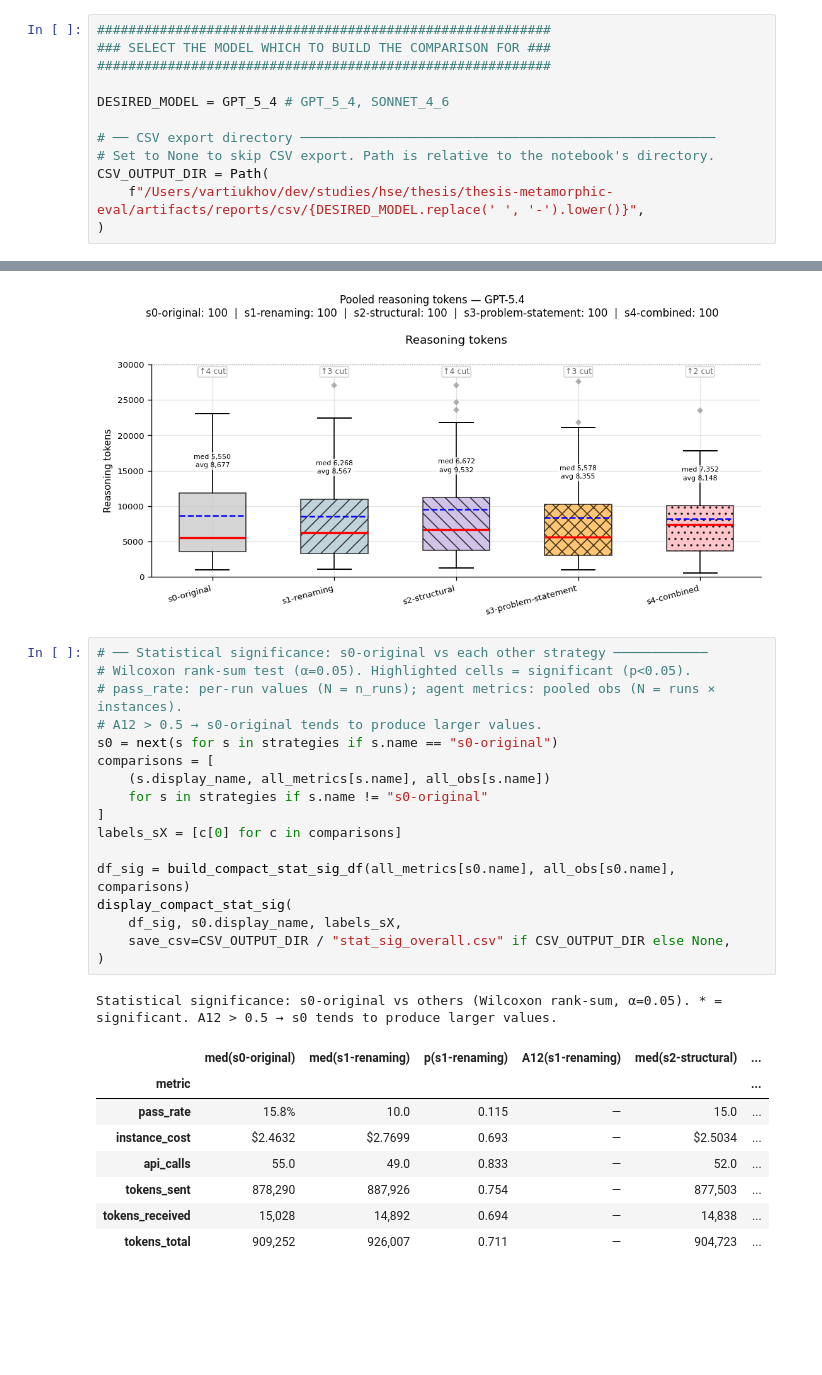
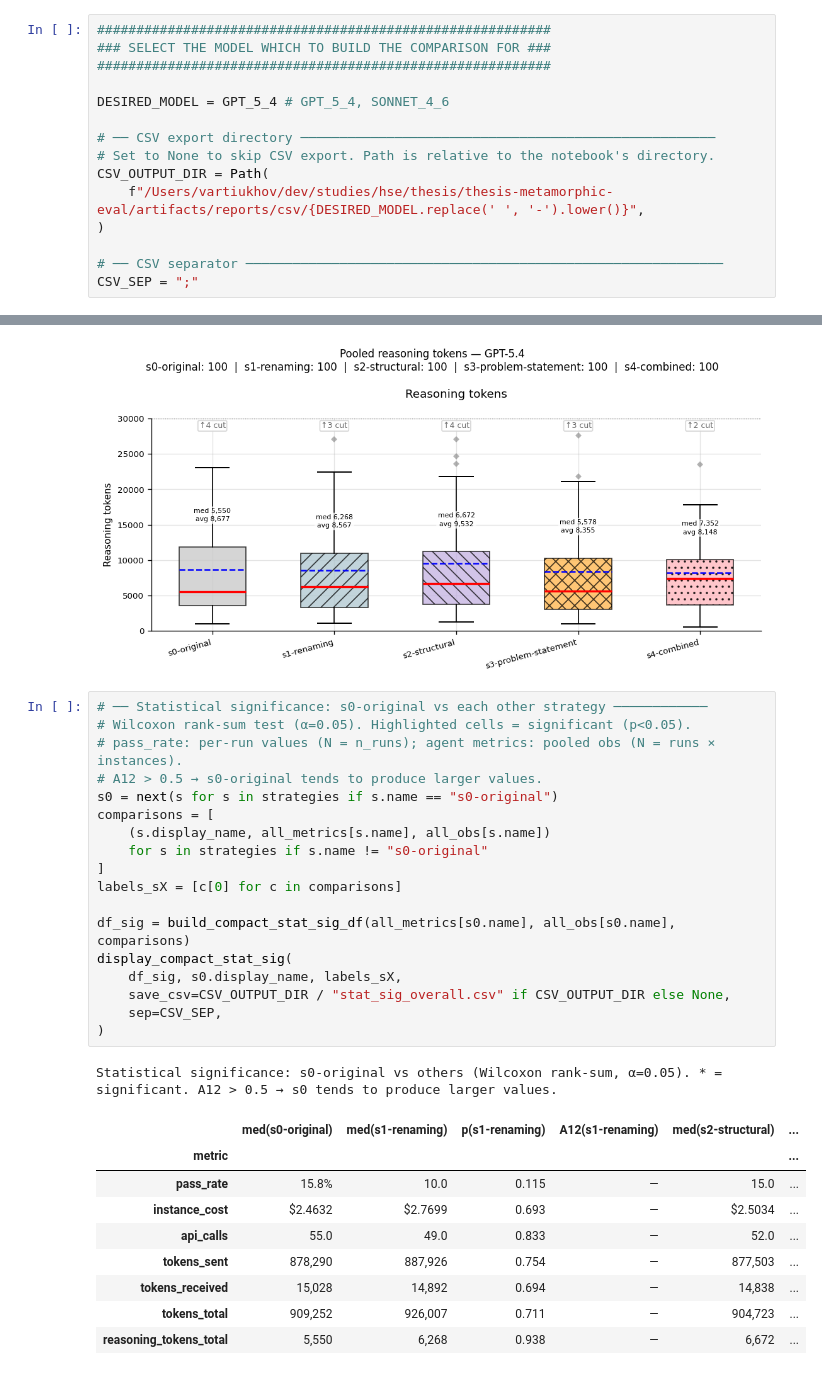
Before and after one commit to Vladislav0Art/thesis-metamorphic-eval, a Jupyter notebook: scripts/comparison.ipynb, the cells around one changed output, grey strips where cells are left out. Drawn from its saved outputs; the diff is of its cells as text; blank space fills up the shorter version.

Commit message:
feat: add reasoning tokens and CSV separator

```diff
--- a/scripts/comparison.ipynb
+++ b/scripts/comparison.ipynb
@@ -64,6 +64,9 @@ DESIRED_MODEL = GPT_5_4 # GPT_5_4, SONNET_4_6
 CSV_OUTPUT_DIR = Path(
     f"/Users/vartiukhov/dev/studies/hse/thesis/thesis-metamorphic-eval/artifacts/reports/csv/{DESIRED_MODEL.replace(' ', '-').lower()}",
 )
+
+# ── CSV separator ─────────────────────────────────────────────────────────────
+CSV_SEP = ";"
 # %%
 @dataclass
 class Strategy:
@@ -202,30 +205,32 @@ Reasoning tokens: y-axis clipped at 30,000. Outliers cut — s0-original: ↑4,
 # %%
 # ── Statistical significance: s0-original vs each other strategy ────────────
 # Wilcoxon rank-sum test (α=0.05). Highlighted cells = significant (p<0.05).
 # pass_rate: per-run values (N = n_runs); agent metrics: pooled obs (N = runs × instances).
 # A12 > 0.5 → s0-original tends to produce larger values.
 s0 = next(s for s in strategies if s.name == "s0-original")
 comparisons = [
     (s.display_name, all_metrics[s.name], all_obs[s.name])
     for s in strategies if s.name != "s0-original"
 ]
 labels_sX = [c[0] for c in comparisons]
 
 df_sig = build_compact_stat_sig_df(all_metrics[s0.name], all_obs[s0.name], comparisons)
 display_compact_stat_sig(
     df_sig, s0.display_name, labels_sX,
     save_csv=CSV_OUTPUT_DIR / "stat_sig_overall.csv" if CSV_OUTPUT_DIR else None,
+    sep=CSV_SEP,
 )
 # %% [output]
 Statistical significance: s0-original vs others (Wilcoxon rank-sum, α=0.05). * = significant. A12 > 0.5 → s0 tends to produce larger values.
 |  | med(s0-original) | med(s1-renaming) | p(s1-renaming) | A12(s1-renaming) | med(s2-structural) | ... |
 | metric |  |  |  |  |  | ... |
 | pass_rate | 15.8% | 10.0 | 0.115 | — | 15.0 | ... |
 | instance_cost | $2.4632 | $2.7699 | 0.693 | — | $2.5034 | ... |
 | api_calls | 55.0 | 49.0 | 0.833 | — | 52.0 | ... |
 | tokens_sent | 878,290 | 887,926 | 0.754 | — | 877,503 | ... |
 | tokens_received | 15,028 | 14,892 | 0.694 | — | 14,838 | ... |
 | tokens_total | 909,252 | 926,007 | 0.711 | — | 904,723 | ... |
+| reasoning_tokens_total | 5,550 | 6,268 | 0.938 | — | 6,672 | ... |
 # %%
 # ── Per-instance statistical significance (pooled obs, s0 vs each strategy) ──
 # One table per metric field. Rows sorted by number of significant comparisons
```
Also changed, not shown: parts of 2 cells of this notebook, 1 other file.
